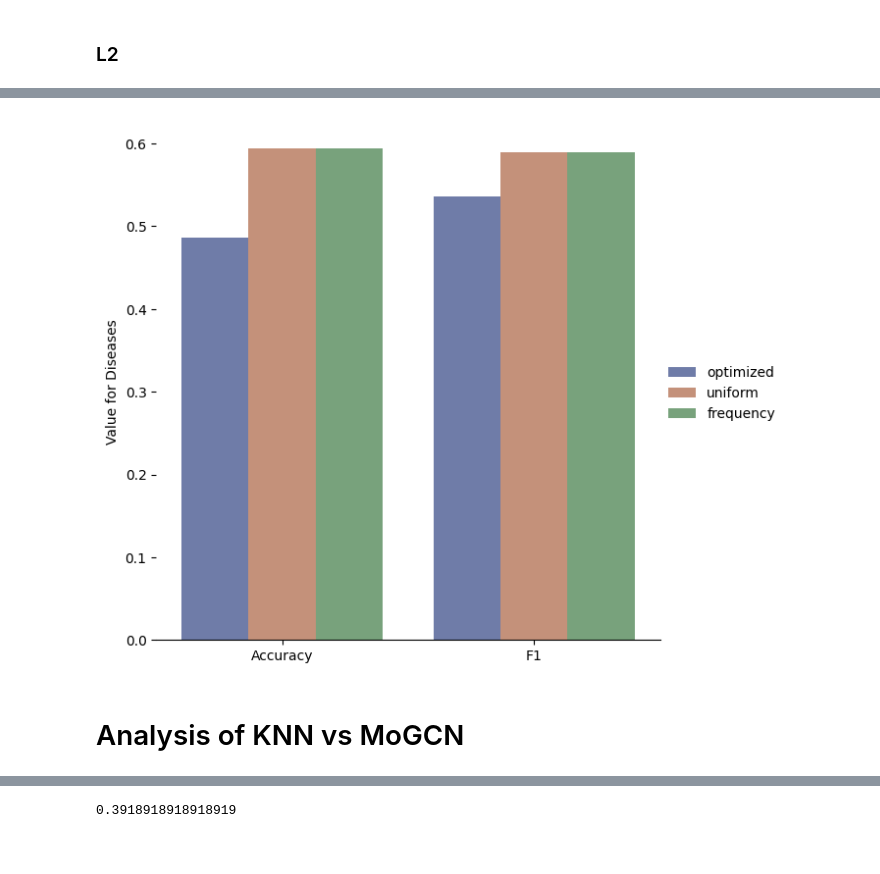
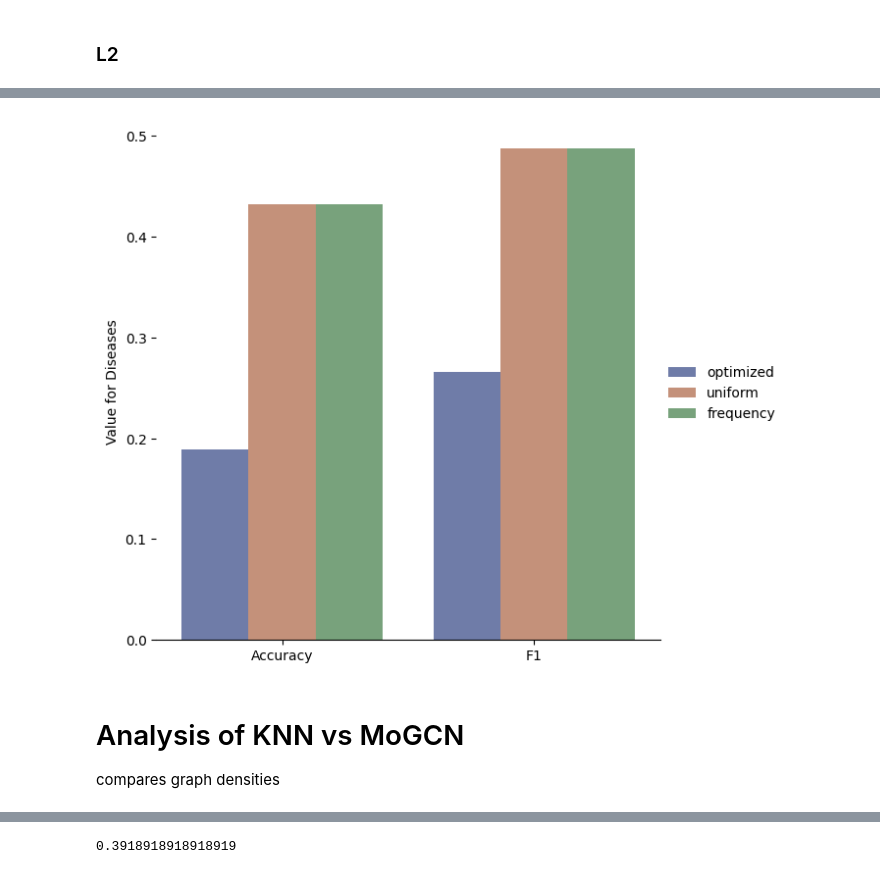
Before and after one commit to theislab/integraph, a Jupyter notebook: notebooks/predictions.ipynb, the cells around one changed output, grey strips where cells are left out. Drawn from its saved outputs; the diff is of its cells as text; code cells hidden in the pictures.

```diff
--- a/notebooks/predictions.ipynb
+++ b/notebooks/predictions.ipynb
@@ -852,3 +828,3 @@ binary_predictions_d["WA-L3"] = level4_freq_wa_fused_knn_binary_per_patient
 # %%
-knn_freq_d_acc["Level 4"] = level4_freq_wa_fused_knn_acc
-knn_freq_d_f1["Level 4"] = level4_freq_wa_fused_knn_f1
+knn_freq_d_acc["Level 3"] = level3_freq_wa_fused_knn_acc
+knn_freq_d_f1["Level 3"] = level3_freq_wa_fused_knn_f1
@@ -855,8 +834,8 @@ knn_freq_d_f1["Level 4"] = level4_freq_wa_fused_knn_f1
 # %%
-level4_freq_wa_fused_knn_cluster_labels = assign_labels_to_clusters(level4_freq_wa_fused_clusters, mode="dg")
-level4_freq_wa_fused_knn_preds, level4_freq_wa_fused_knn_binary_per_patient, level4_freq_wa_fused_knn_acc, level4_freq_wa_fused_knn_f1 = predictions_and_quality(level4_freq_wa_fused_clusters, level4_freq_wa_fused_knn_cluster_labels,  mode="dg")
-print(round(level4_freq_wa_fused_knn_acc,4),round(level4_freq_wa_fused_knn_f1,4) )
+level3_freq_wa_fused_knn_cluster_labels = assign_labels_to_clusters(level3_freq_wa_fused_clusters, mode="dg")
+level3_freq_wa_fused_knn_preds, level3_freq_wa_fused_knn_binary_per_patient, level3_freq_wa_fused_knn_acc, level3_freq_wa_fused_knn_f1 = predictions_and_quality(level3_freq_wa_fused_clusters, level3_freq_wa_fused_knn_cluster_labels,  mode="dg")
+print(round(level3_freq_wa_fused_knn_acc,4),round(level3_freq_wa_fused_knn_f1,4) )
 
-level4_predicted_labels["frequency_wa_knn"]["dg"] = level4_freq_wa_fused_knn_preds
-binary_predictions_dg["WA-L3"] = level4_freq_wa_fused_knn_binary_per_patient
+level3_predicted_labels["frequency_wa_knn"]["dg"] = level3_freq_wa_fused_knn_preds
+binary_predictions_dg["WA-L3"] = level3_freq_wa_fused_knn_binary_per_patient
 # %% [output]
@@ -864,3 +846,3 @@ binary_predictions_dg["WA-L3"] = level4_freq_wa_fused_knn_binary_per_patient
 # %%
-knn_freq_dg_acc["Level 4"] = level4_freq_wa_fused_knn_acc
-knn_freq_dg_f1["Level 4"] = level4_freq_wa_fused_knn_f1
+knn_freq_dg_acc["Level 3"] = level3_freq_wa_fused_knn_acc
+knn_freq_dg_f1["Level 3"] = level3_freq_wa_fused_knn_f1
@@ -990,20 +950,18 @@ for id, g in level4_clustering_info["unimodal_correlations"].items():
 # %%
 knn_data_summmary = pd.DataFrame(
 {"weights" : ["optimized"] * 12 + ["uniform"] * 12 + ["frequency"] * 12,
-"Levels": (["Level 1"] * 4 + ["Level 2"] * 4 + ["Level 4"] * 4) * 3,
+"Levels": (["Level 1"] * 4 + ["Level 2"] * 4 + ["Level 3"] * 4) * 3,
 "Disease-Type": (["Disease"] * 2 + ["Disease Group"] * 2 ) * 9,
 "Metric": (["Accuracy", "F1"] * 2) * 9,
 "Values": [knn_opt_d_acc["Level 1"], knn_opt_d_f1["Level 1"], knn_opt_dg_acc["Level 1"], knn_opt_dg_f1["Level 1"],
 knn_opt_d_acc["Level 2"], knn_opt_d_f1["Level 2"], knn_opt_dg_acc["Level 2"], knn_opt_dg_f1["Level 2"],
-knn_opt_d_acc["Level 4"], knn_opt_d_f1["Level 4"], knn_opt_dg_acc["Level 4"], knn_opt_dg_f1["Level 4"],
+knn_opt_d_acc["Level 3"], knn_opt_d_f1["Level 3"], knn_opt_dg_acc["Level 3"], knn_opt_dg_f1["Level 3"],
 knn_uniform_d_acc["Level 1"], knn_uniform_d_f1["Level 1"], knn_uniform_dg_acc["Level 1"], knn_uniform_dg_f1["Level 1"],
 knn_uniform_d_acc["Level 2"], knn_uniform_d_f1["Level 2"], knn_uniform_dg_acc["Level 2"], knn_uniform_dg_f1["Level 2"],
-knn_uniform_d_acc["Level 4"], knn_uniform_d_f1["Level 4"], knn_uniform_dg_acc["Level 4"], knn_uniform_dg_f1["Level 4"],
+knn_uniform_d_acc["Level 3"], knn_uniform_d_f1["Level 3"], knn_uniform_dg_acc["Level 3"], knn_uniform_dg_f1["Level 3"],
 knn_freq_d_acc["Level 1"], knn_freq_d_f1["Level 1"], knn_freq_dg_acc["Level 1"], knn_freq_dg_f1["Level 1"],
 knn_freq_d_acc["Level 2"], knn_freq_d_f1["Level 2"], knn_freq_dg_acc["Level 2"], knn_freq_dg_f1["Level 2"],
-knn_freq_d_acc["Level 4"], knn_freq_d_f1["Level 4"], knn_freq_dg_acc["Level 4"], knn_freq_dg_f1["Level 4"]]
-
-})
+knn_freq_d_acc["Level 3"], knn_freq_d_f1["Level 3"], knn_freq_dg_acc["Level 3"], knn_freq_dg_f1["Level 3"]]})
 # %%
 df = knn_data_summmary[knn_data_summmary["Disease-Type"] == "Disease"]
 # %%
@@ -1031,16 +989,17 @@ g.legend.set_title("")
 # %%
 g = sb.catplot(
-    data=df[df["Levels"] == "Level 4"], kind="bar",
+    data=df[df["Levels"] == "Level 3"], kind="bar",
     x="Metric", y="Values", hue="weights",
     errorbar="sd", palette="dark", alpha=.6, height=6
 )
 g.despine(left=True)
 g.set_axis_labels("", "Value for Diseases")
 g.legend.set_title("")
 # %% [output]
-[figure, old version]
+[figure, new version]
 # %% [markdown]
 # Analysis of KNN vs MoGCN
+compares graph densities
 # %%
 graph = ig.Graph.Adjacency((level1_freq_wa_fused > 0).tolist(), mode = "undirected")
 graph.vs["name"] =  level1_graphs["G20"].obs_names
```
Also changed, not shown: parts of 169 cells of this notebook, 14 other files.
